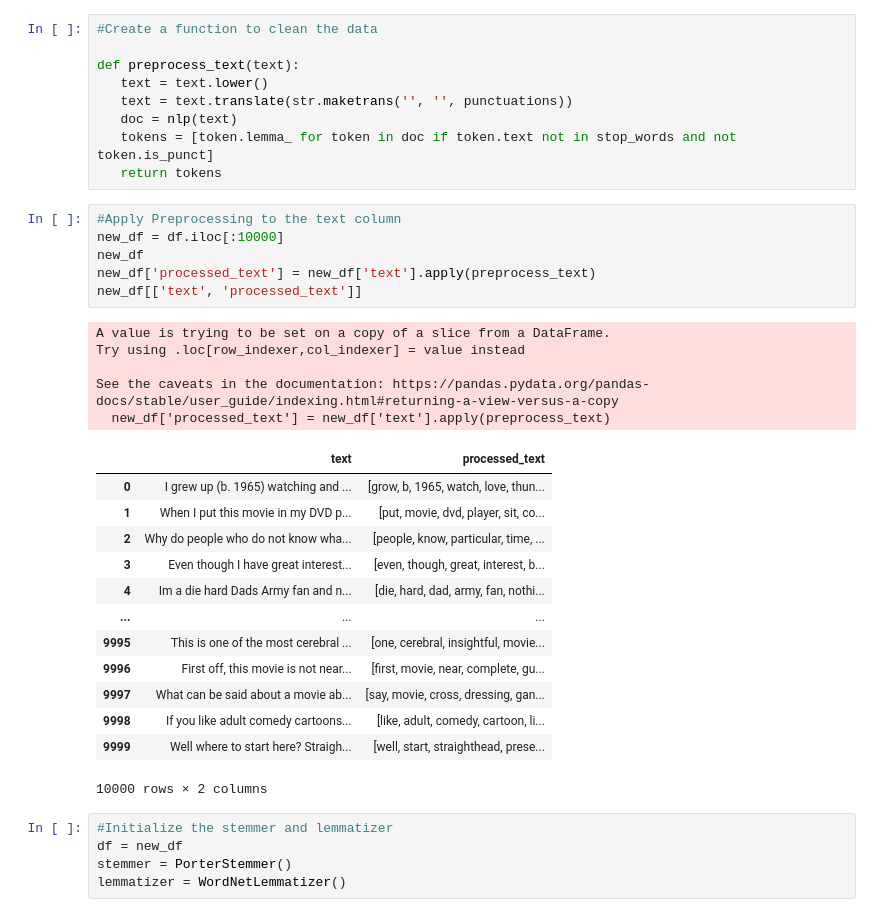
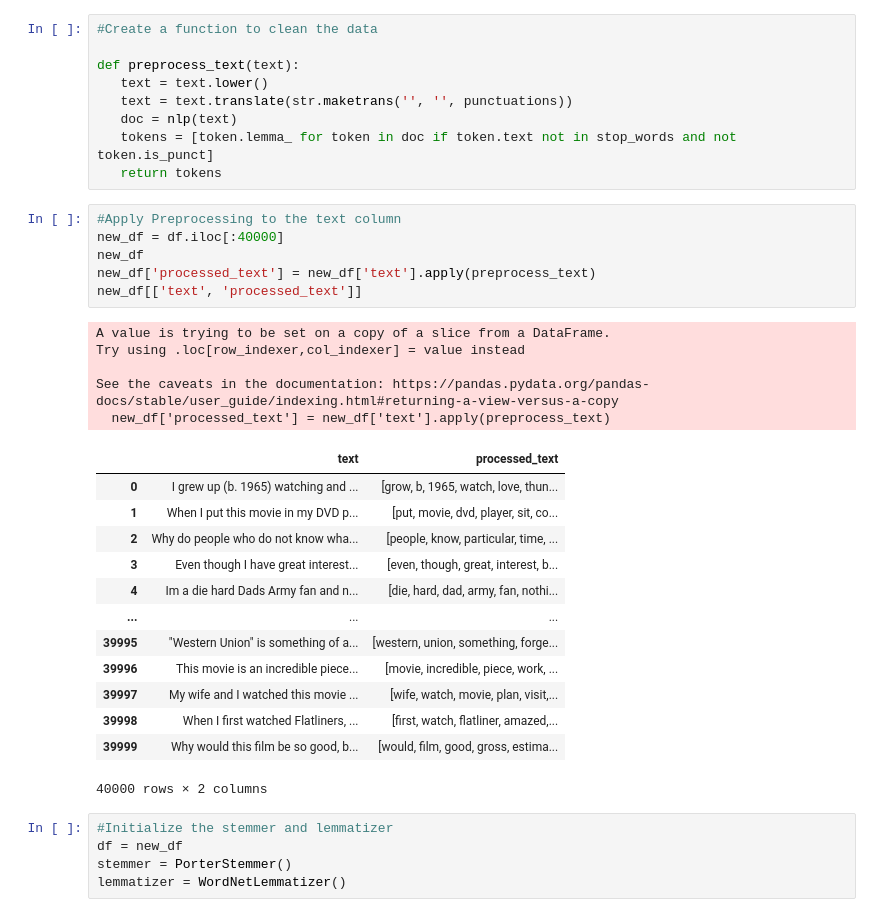
Before and after one commit to Naren1998/LLM-Assignments, a Jupyter notebook: LLM_Assignment_1_Naren_Kosaraju.ipynb, the cells around one changed output. Saved outputs shown, nothing was run; the diff lists cells and outputs as text.

```diff
--- a/LLM_Assignment_1_Naren_Kosaraju.ipynb
+++ b/LLM_Assignment_1_Naren_Kosaraju.ipynb
@@ -49,29 +49,29 @@ def preprocess_text(text):
    return tokens
 # %%
 #Apply Preprocessing to the text column
-new_df = df.iloc[:10000]
+new_df = df.iloc[:40000]
 new_df
 new_df['processed_text'] = new_df['text'].apply(preprocess_text)
 new_df[['text', 'processed_text']]
 # %% [output]
 A value is trying to be set on a copy of a slice from a DataFrame.
 Try using .loc[row_indexer,col_indexer] = value instead
 
 See the caveats in the documentation: https://pandas.pydata.org/pandas-docs/stable/user_guide/indexing.html#returning-a-view-versus-a-copy
   new_df['processed_text'] = new_df['text'].apply(preprocess_text)
 |  | text | processed_text |
 | 0 | I grew up (b. 1965) watching and ... | [grow, b, 1965, watch, love, thun... |
 | 1 | When I put this movie in my DVD p... | [put, movie, dvd, player, sit, co... |
 | 2 | Why do people who do not know wha... | [people, know, particular, time, ... |
 | 3 | Even though I have great interest... | [even, though, great, interest, b... |
 | 4 | Im a die hard Dads Army fan and n... | [die, hard, dad, army, fan, nothi... |
 | ... | ... | ... |
-| 9995 | This is one of the most cerebral ... | [one, cerebral, insightful, movie... |
-| 9996 | First off, this movie is not near... | [first, movie, near, complete, gu... |
-| 9997 | What can be said about a movie ab... | [say, movie, cross, dressing, gan... |
-| 9998 | If you like adult comedy cartoons... | [like, adult, comedy, cartoon, li... |
-| 9999 | Well where to start here? Straigh... | [well, start, straighthead, prese... |
+| 39995 | "Western Union" is something of a... | [western, union, something, forge... |
+| 39996 | This movie is an incredible piece... | [movie, incredible, piece, work, ... |
+| 39997 | My wife and I watched this movie ... | [wife, watch, movie, plan, visit,... |
+| 39998 | When I first watched Flatliners, ... | [first, watch, flatliner, amazed,... |
+| 39999 | Why would this film be so good, b... | [would, film, good, gross, estima... |
-10000 rows × 2 columns
+40000 rows × 2 columns
 # %%
 #Initialize the stemmer and lemmatizer
 df = new_df
```
Also changed, not shown: parts of 9 cells of this notebook.
